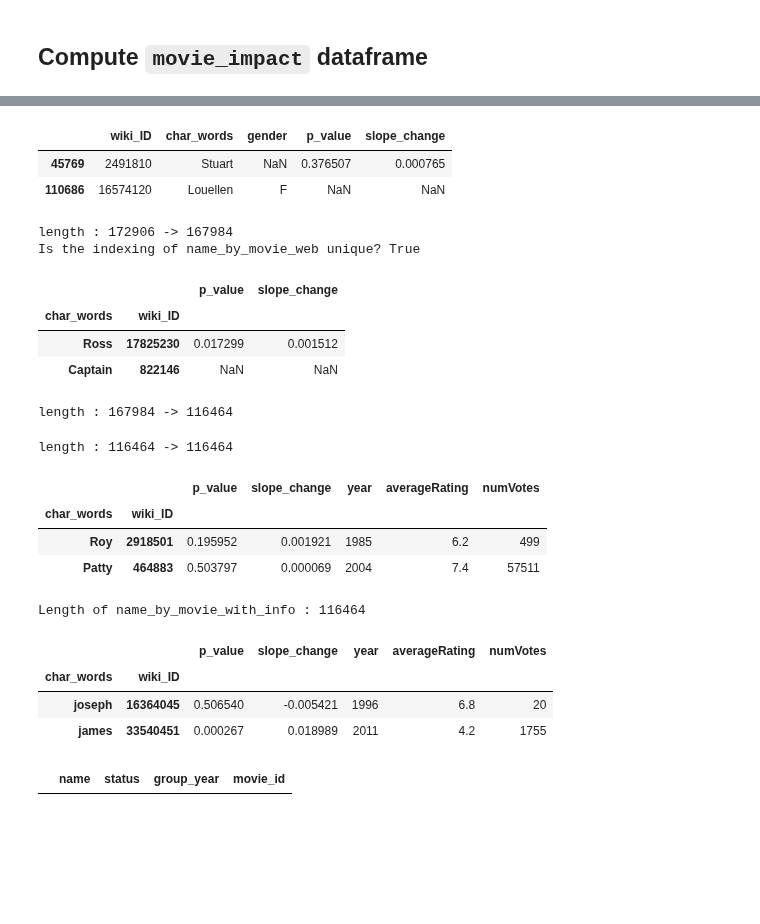
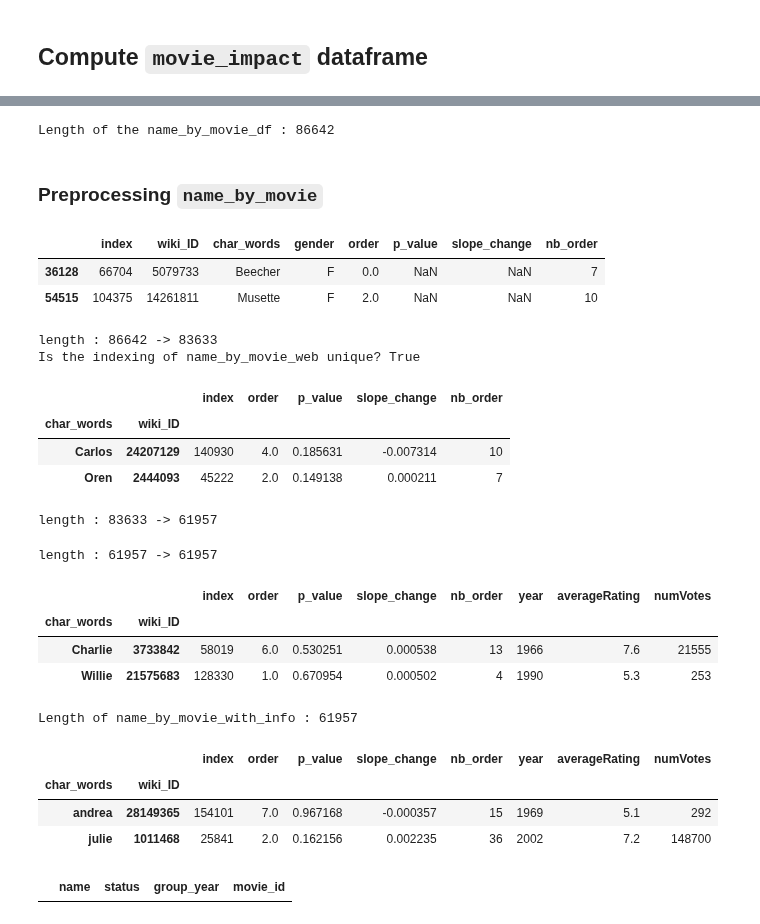
Before and after one commit to epfl-ada/ada-2023-project-abadakor, a Jupyter notebook: data/get_data_for_website.ipynb, the cells around one changed output, grey strips where cells are left out. Drawn from its saved outputs; the diff is of its cells as text; code cells hidden in the pictures; blank space fills up the shorter version.

Commit message:
Now it groups also unsignificant movies. The data for web is satifactory, need cleaning tho

```diff
--- a/data/get_data_for_website.ipynb
+++ b/data/get_data_for_website.ipynb
@@ -36,0 +36,7 @@ First, let's compute the 5 years with the most change in the babies for the chos
+# %%
+name_by_movie_merged_groupby = name_by_movie_df.groupby(['wiki_ID'])
+name_by_movie_merged_nunique = name_by_movie_merged_groupby['order'].count()
+
+name_by_movie_merged_nunique = name_by_movie_merged_nunique.to_frame()
+name_by_movie_merged_nunique.rename(columns={"order": "nb_order"}, inplace=True)
+display(name_by_movie_merged_nunique.head())
@@ -36,0 +55,5 @@ First, let's compute the 5 years with the most change in the babies for the chos
+# %%
+print(f"length of name_by_movie_df (before): {len(name_by_movie_df)}")
+name_by_movie_merged_with_nunique = name_by_movie_df.reset_index().merge(name_by_movie_merged_nunique, on='wiki_ID', how='left')
+display(name_by_movie_merged_with_nunique.sample(2))
+print(f"length of name_by_movie_merged_with_nunique (after): {len(name_by_movie_merged_with_nunique)}")
@@ -36,0 +95,7 @@ First, let's compute the 5 years with the most change in the babies for the chos
+# %%
+# filtering
+name_by_movie_merged_important_role = name_by_movie_merged_with_nunique[name_by_movie_merged_with_nunique['order'] <= (name_by_movie_merged_with_nunique['nb_order']/2)].copy(deep=True)
+# name_by_movie_merged_important_role.drop(columns=['nb_order'], inplace=True)
+print(f"length of the initial dataframe : {len(name_by_movie_df)}")
+print(f"length of the filtered dataframe : {len(name_by_movie_merged_important_role)}")
+display(name_by_movie_merged_important_role.sample(2))
@@ -37,12 +129,19 @@ First, let's compute the 5 years with the most change in the babies for the chos
+# %%
+name_by_movie_df = name_by_movie_merged_important_role.copy(deep=True)
+print(f"Length of the name_by_movie_df : {len(name_by_movie_df)}")
+# %% [output]
+Length of the name_by_movie_df : 86642
+# %% [markdown]
+### Preprocessing `name_by_movie`
 # %%
 # Remove useless columns
 name_by_movie_web = name_by_movie_df.reset_index().copy(deep=True)
-name_by_movie_web.drop(columns=['order', 't_stat'], inplace=True)
+name_by_movie_web.drop(columns=['t_stat'], inplace=True)
 display(name_by_movie_web.sample(2))
 # %% [output]
-|  | wiki_ID | char_words | gender | p_value | slope_change |
-| 45769 | 2491810 | Stuart | NaN | 0.376507 | 0.000765 |
-| 110686 | 16574120 | Louellen | F | NaN | NaN |
+|  | index | wiki_ID | char_words | gender | order | p_value | slope_change | nb_order |
+| 36128 | 66704 | 5079733 | Beecher | F | 0.0 | NaN | NaN | 7 |
+| 54515 | 104375 | 14261811 | Musette | F | 2.0 | NaN | NaN | 10 |
 # %%
 # drop gender column
 len_before = len(name_by_movie_web)
@@ -57,12 +156,12 @@ print(f"length : {len_before} -> {len_after}")
 print(f"Is the indexing of name_by_movie_web unique? {name_by_movie_web.index.is_unique}")
 display(name_by_movie_web.sample(2))
 # %% [output]
-length : 172906 -> 167984
+length : 86642 -> 83633
 Is the indexing of name_by_movie_web unique? True
-|  |  | p_value | slope_change |
-| char_words | wiki_ID |  |  |
-| Ross | 17825230 | 0.017299 | 0.001512 |
-| Captain | 822146 | NaN | NaN |
+|  |  | index | order | p_value | slope_change | nb_order |
+| char_words | wiki_ID |  |  |  |  |  |
+| Carlos | 24207129 | 140930 | 4.0 | 0.185631 | -0.007314 | 10 |
+| Oren | 2444093 | 45222 | 2.0 | 0.149138 | 0.000211 | 7 |
 # %%
 # drop NaN values
 len_before = len(name_by_movie_web)
@@ -70,7 +169,7 @@ name_by_movie_web.dropna(subset=['p_value'], inplace=True)
 len_after = len(name_by_movie_web)
 print(f"length : {len_before} -> {len_after}")
 # %% [output]
-length : 167984 -> 116464
+length : 83633 -> 61957
 # %%
 # Add the year of release of the movie to the name_by_movie_web dataframe
 
@@ -84,11 +183,11 @@ print(f"length : {len_before_merge} -> {len_after_merge}")
 name_by_movie_with_info.set_index(['char_words', 'wiki_ID'], inplace=True)
 display(name_by_movie_with_info.sample(2))
 # %% [output]
-length : 116464 -> 116464
+length : 61957 -> 61957
-|  |  | p_value | slope_change | year | averageRating | numVotes |
-| char_words | wiki_ID |  |  |  |  |  |
-| Roy | 2918501 | 0.195952 | 0.001921 | 1985 | 6.2 | 499 |
-| Patty | 464883 | 0.503797 | 0.000069 | 2004 | 7.4 | 57511 |
+|  |  | index | order | p_value | slope_change | nb_order | year | averageRating | numVotes |
+| char_words | wiki_ID |  |  |  |  |  |  |  |  |
+| Charlie | 3733842 | 58019 | 6.0 | 0.530251 | 0.000538 | 13 | 1966 | 7.6 | 21555 |
+| Willie | 21575683 | 128330 | 1.0 | 0.670954 | 0.000502 | 4 | 1990 | 5.3 | 253 |
 # %%
 # set the char_names in lowercase
 name_by_movie_with_info.reset_index(inplace=True)
@@ -97,11 +196,11 @@ name_by_movie_with_info.set_index(['char_words', 'wiki_ID'], inplace=True)
 print(f"Length of name_by_movie_with_info : {len(name_by_movie_with_info)}")
 display(name_by_movie_with_info.sample(2))
 # %% [output]
-Length of name_by_movie_with_info : 116464
+Length of name_by_movie_with_info : 61957
-|  |  | p_value | slope_change | year | averageRating | numVotes |
-| char_words | wiki_ID |  |  |  |  |  |
-| joseph | 16364045 | 0.506540 | -0.005421 | 1996 | 6.8 | 20 |
-| james | 33540451 | 0.000267 | 0.018989 | 2011 | 4.2 | 1755 |
+|  |  | index | order | p_value | slope_change | nb_order | year | averageRating | numVotes |
+| char_words | wiki_ID |  |  |  |  |  |  |  |  |
+| andrea | 28149365 | 154101 | 7.0 | 0.967168 | -0.000357 | 15 | 1969 | 5.1 | 292 |
+| julie | 1011468 | 25841 | 2.0 | 0.162156 | 0.002235 | 36 | 2002 | 7.2 | 148700 |
 # %%
 # create the movie_impact dataframe
 columns = ['name', 'status', 'group_year', 'movie_id']
```
Also changed, not shown: parts of 29 cells of this notebook, 3 other files.
